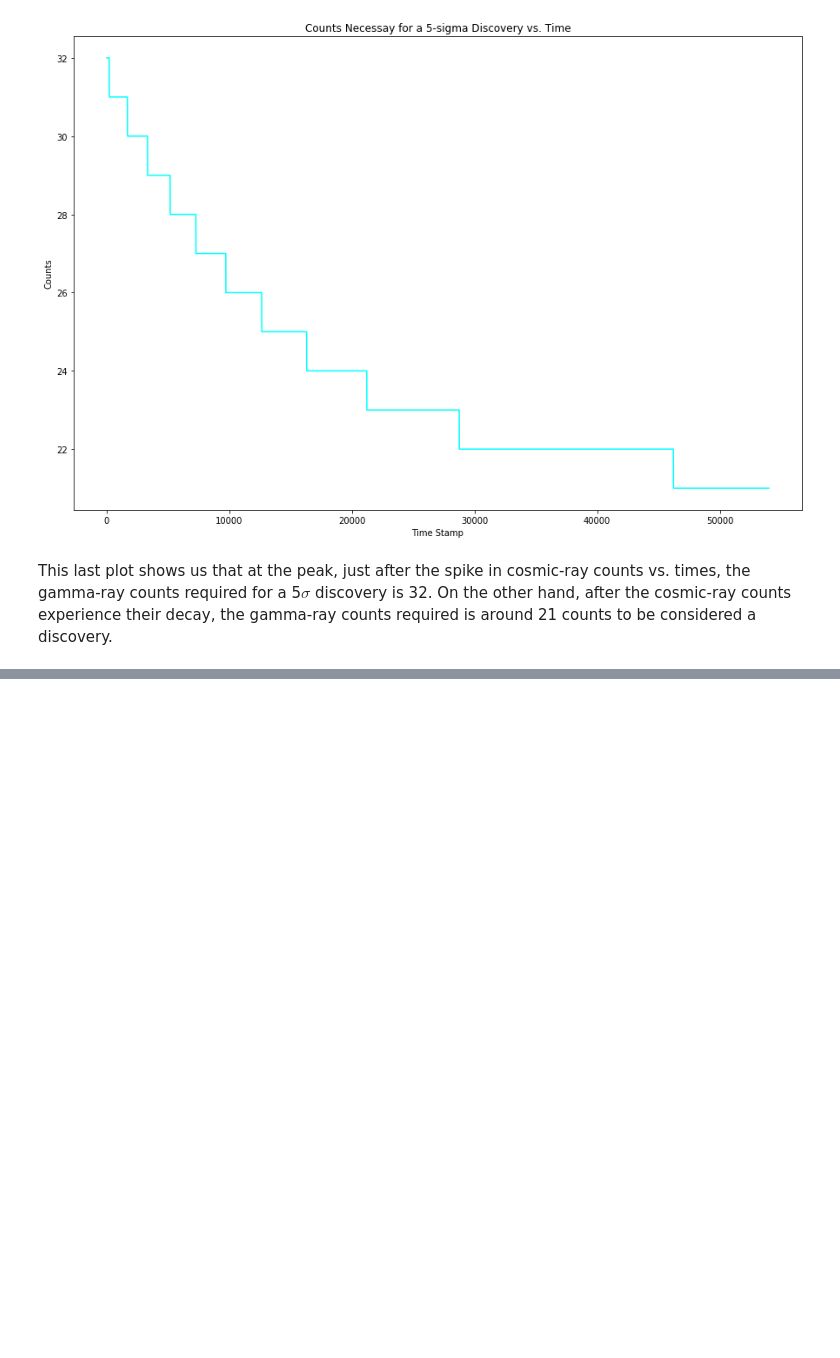
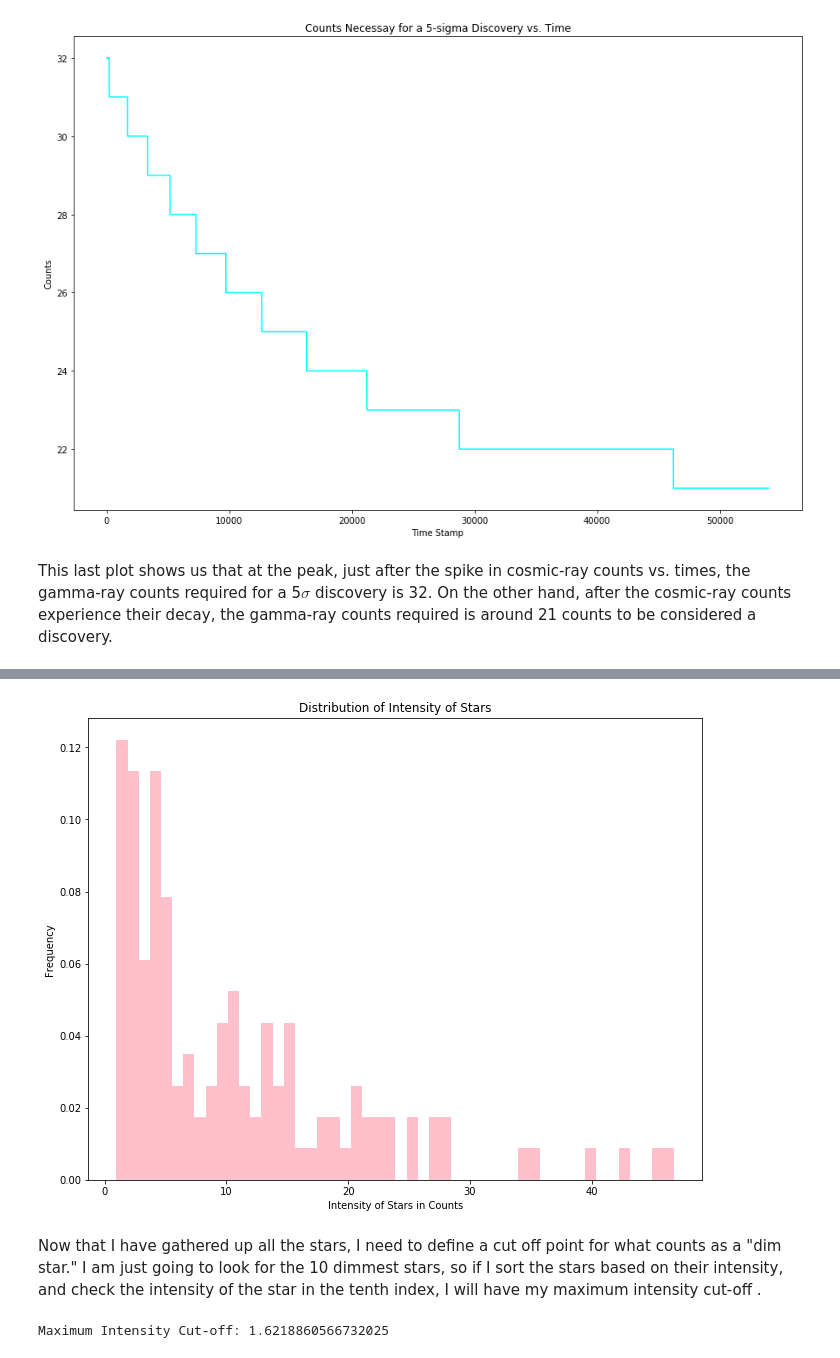
Before and after one commit to lexie98/Physics434, a Jupyter notebook: Lab4.ipynb, the cells around one changed output, grey strips where cells are left out. Saved outputs shown, nothing was run; the diff lists cells and outputs as text; code cells hidden in the pictures; blank space fills up the shorter version.

```diff
--- a/Lab4.ipynb
+++ b/Lab4.ipynb
@@ -267,0 +284,26 @@ ax[1].imshow(image_stack[:,:,1],cmap=plt.cm.gray, vmin=0, vmax=10)
+# %%
+star_intensities = []
+
+for x in range(200):
+    for y in range(200):
+        point = image_average[x, y]
+        if point > 5*sigma:
+            star_intensities.append(point)
+
+
+fig, ax = plt.subplots(1, 1)
+fig.set_size_inches(11,8.5)
+
+ax.hist(star_intensities, bins=50, density=True, color='pink')
+ax.set_ylabel('Frequency')
+ax.set_xlabel('Intensity of Stars in Counts')
+ax.set_title('Distribution of Intensity of Stars');
+# %% [output]
+[figure, added]
+# %% [markdown]
+Now that I have gathered up all the stars, I need to define a cut off point for what counts as a "dim star." I am just going to look for the 10 dimmest stars, so if I sort the stars based on their intensity, and check the intensity of the star in the tenth index, I will have my maximum intensity cut-off .
+# %%
+star_intensities.sort()
+print("Maximum Intensity Cut-off:", star_intensities[10])
+# %% [output]
+Maximum Intensity Cut-off: 1.6218860566732025
```
Also changed, not shown: parts of 18 cells of this notebook.
